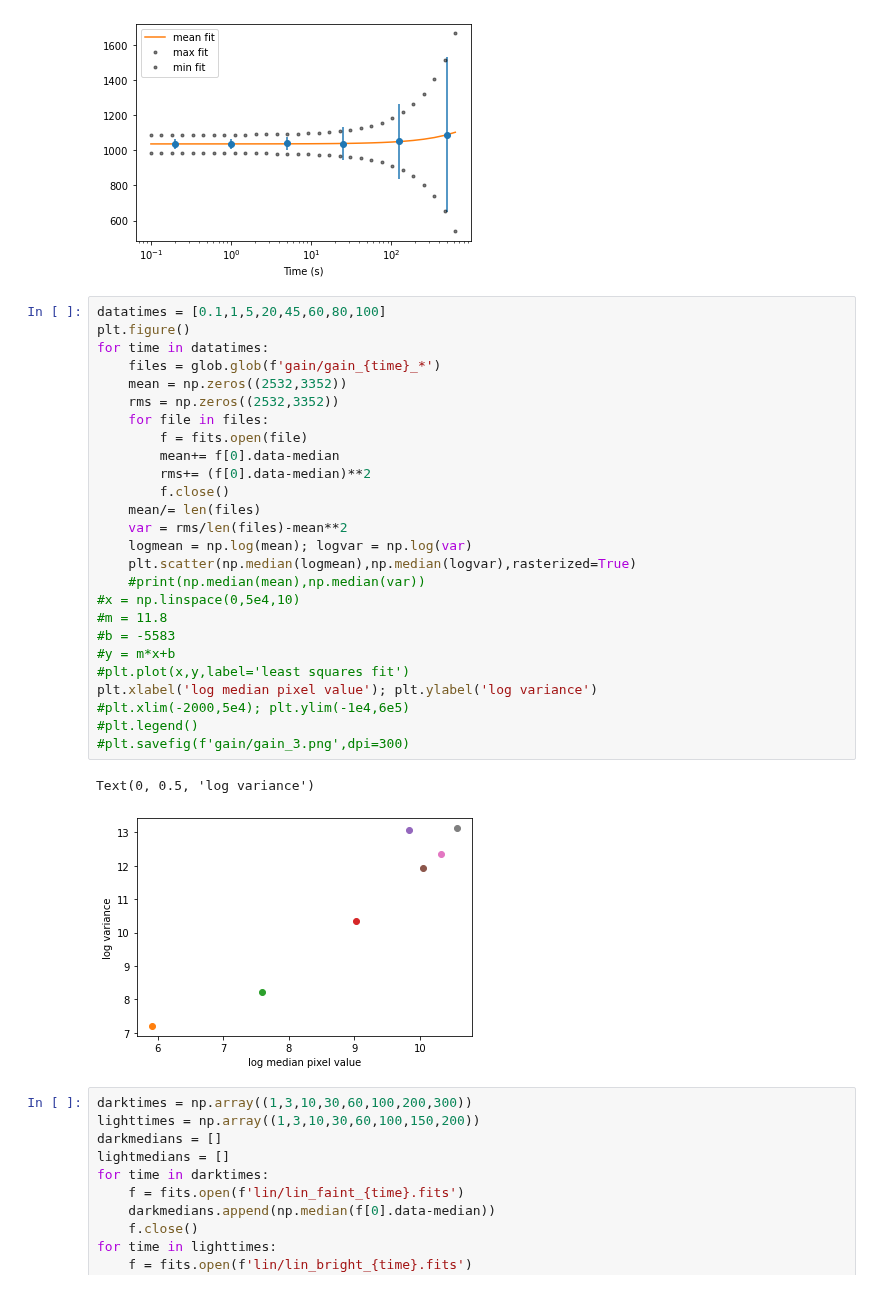
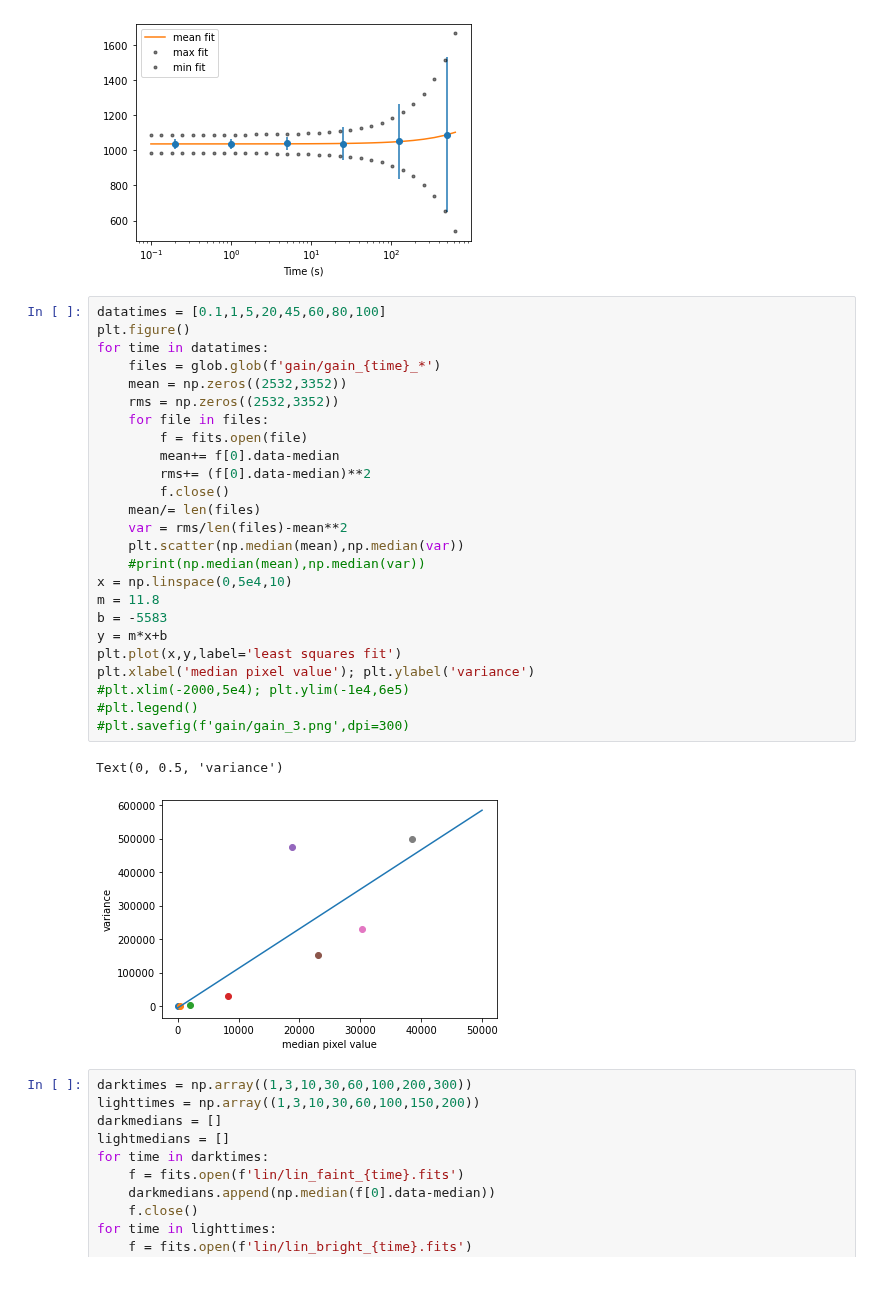
Before and after one commit to richardson-t/richardson-ccdlab-6725, a Jupyter notebook: results.ipynb, the cells around one changed output. Cells and saved outputs as stored; diff of their text form.

```diff
--- a/results.ipynb
+++ b/results.ipynb
@@ -156,32 +156,31 @@ plt.xscale('log')
 # %%
 datatimes = [0.1,1,5,20,45,60,80,100]
 plt.figure()
 for time in datatimes:
     files = glob.glob(f'gain/gain_{time}_*')
     mean = np.zeros((2532,3352))
     rms = np.zeros((2532,3352))
     for file in files:
         f = fits.open(file)
         mean+= f[0].data-median
         rms+= (f[0].data-median)**2
         f.close()
     mean/= len(files)
     var = rms/len(files)-mean**2
-    logmean = np.log(mean); logvar = np.log(var)
-    plt.scatter(np.median(logmean),np.median(logvar),rasterized=True)
+    plt.scatter(np.median(mean),np.median(var))
     #print(np.median(mean),np.median(var))
-#x = np.linspace(0,5e4,10)
-#m = 11.8
-#b = -5583
-#y = m*x+b
-#plt.plot(x,y,label='least squares fit')
-plt.xlabel('log median pixel value'); plt.ylabel('log variance')
+x = np.linspace(0,5e4,10)
+m = 11.8
+b = -5583
+y = m*x+b
+plt.plot(x,y,label='least squares fit')
+plt.xlabel('median pixel value'); plt.ylabel('variance')
 #plt.xlim(-2000,5e4); plt.ylim(-1e4,6e5)
 #plt.legend()
 #plt.savefig(f'gain/gain_3.png',dpi=300)
 # %% [output]
-Text(0, 0.5, 'log variance')
+Text(0, 0.5, 'variance')
-[figure, old version]
+[figure, new version]
 # %%
 darktimes = np.array((1,3,10,30,60,100,200,300))
 lighttimes = np.array((1,3,10,30,60,100,150,200))
```
